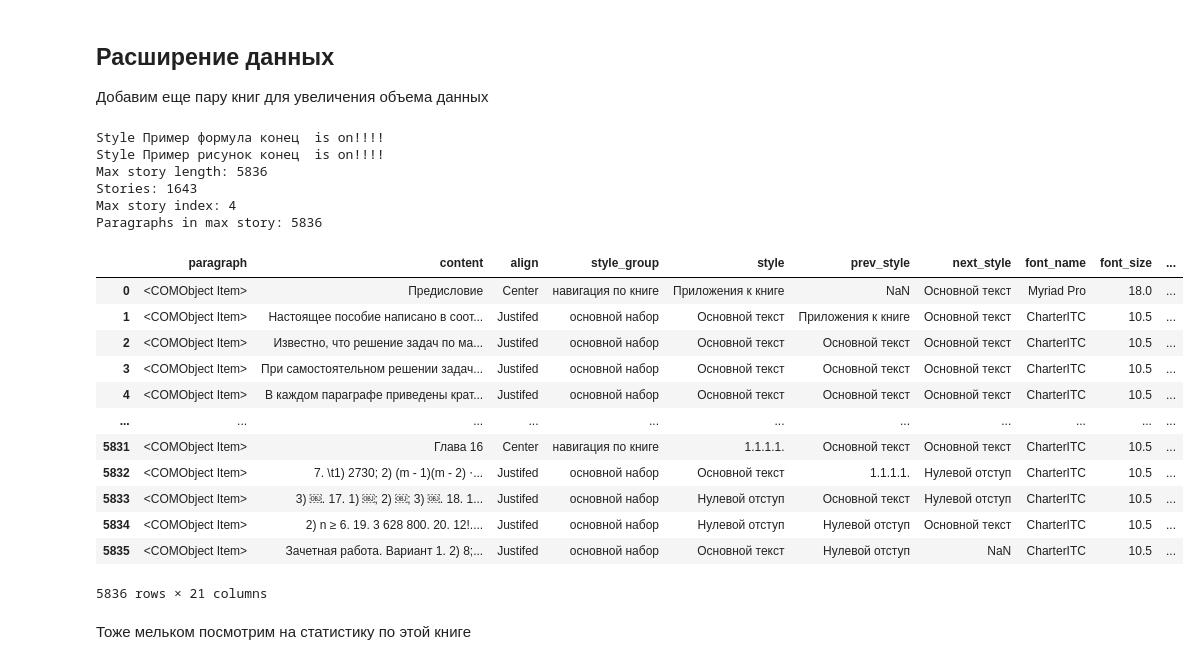
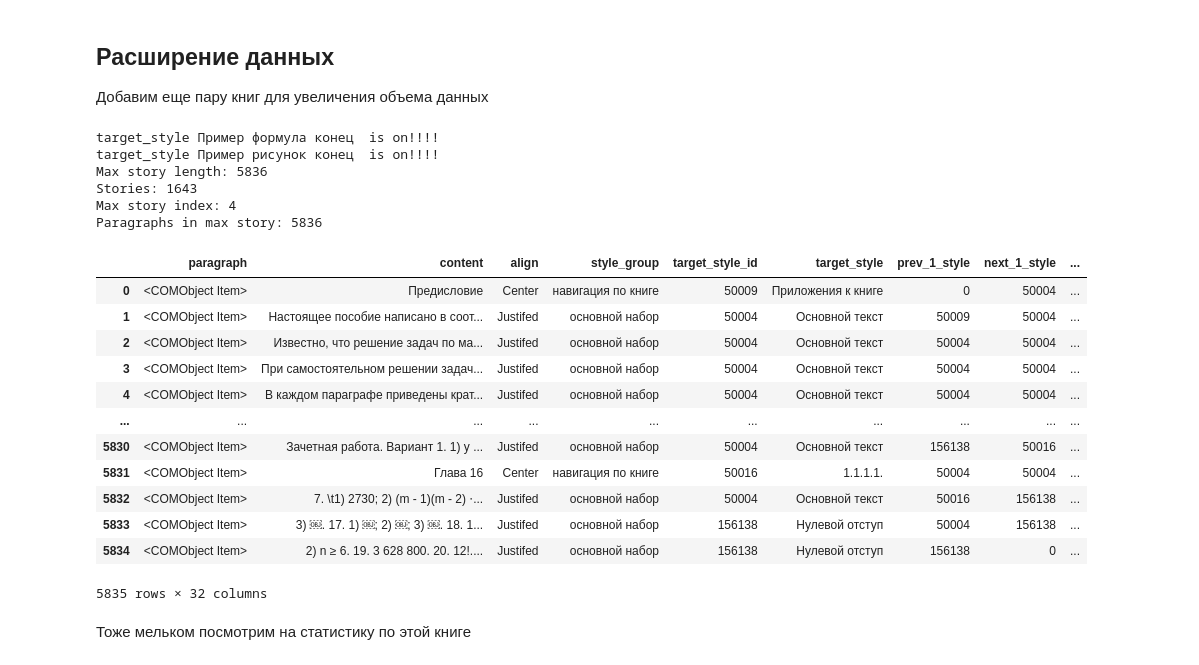
Before and after one commit to ivanovVladimir1/Styles_ML, a Jupyter notebook: sp.ipynb, the cells around one changed output. Drawn from its saved outputs; the diff is of its cells as text; code cells hidden in the pictures.

```diff
--- a/sp.ipynb
+++ b/sp.ipynb
@@ -102,7 +167,7 @@ def get_main_story():
 
     return main_story
 # %%
-def add_styles():
+def add_styles(my_doc):
     # Добавляет лишние стили. Сделать проверку на наличие
     try:
         eqn_end = my_doc.paragraphStyleGroups.item('основной набор').paragraphStyleGroups.item('Пример с плашкой').paragraphStyles.Add()
@@ -119,7 +184,7 @@ def add_styles():
     except:
         eqn_end = my_doc.paragraphStyleGroups.item('основной набор').paragraphStyleGroups.item('Пример с плашкой').paragraphStyles.item('Пример формула конец')
 
-        print('Style', eqn_end.Name, ' is on!!!!')
+        print('target_style', eqn_end.Name, ' is on!!!!')
 
     try:
         pic_end = my_doc.paragraphStyleGroups.item('основной набор').paragraphStyleGroups.item('Пример с плашкой').paragraphStyles.Add()
@@ -132,7 +197,7 @@ def add_styles():
 
     except:
         pic_end = my_doc.paragraphStyleGroups.item('основной набор').paragraphStyleGroups.item('Пример с плашкой').paragraphStyles.item('Пример рисунок конец')
-        print('Style', pic_end.Name, ' is on!!!!')
+        print('target_style', pic_end.Name, ' is on!!!!')
 
     try:
         eqn_end_sans = my_doc.paragraphStyleGroups.item('основной набор').paragraphStyleGroups.item('Пример с плашкой рубленый').paragraphStyles.Add()
@@ -148,7 +213,7 @@ def add_styles():
 
     except:
         eqn_end_sans = my_doc.paragraphStyleGroups.item('основной набор').paragraphStyleGroups.item('Пример с плашкой рубленый').paragraphStyles.item('Пример Р формула конец')
-        print('Style', eqn_end_sans.Name, ' is on!!!!')
+        print('target_style', eqn_end_sans.Name, ' is on!!!!')
 
     try:
         pic_end_sans = my_doc.paragraphStyleGroups.item('основной набор').paragraphStyleGroups.item('Пример с плашкой рубленый').paragraphStyles.Add()
@@ -161,7 +226,7 @@ def add_styles():
 
     except:
         pic_end_sans = my_doc.paragraphStyleGroups.item('основной набор').paragraphStyleGroups.item('Пример с плашкой рубленый').paragraphStyles.item('Пример Р рисунок конец')
-        print('Style', pic_end_sans.Name, ' is on!!!!')
+        print('target_style', pic_end_sans.Name, ' is on!!!!')
 # %%
 def get_paragraphs(main_story):
     '''
@@ -170,7 +235,7 @@ def get_paragraphs(main_story):
     '''
     pre_data = []
 
-    for i in range(1, main_story.Paragraphs.Count+1):
+    for i in range(1, main_story.Paragraphs.Count):
         pre_data.append(main_story.paragraphs.Item(i))
     return pre_data
 # %%
@@ -225,2 +306,23 @@ def features_engineering(pre_data):
 
     return data
+# %%
+def editor_emulate(data):
+    data.loc[data['target_style'].isin(['Пример Р формула конец', 'Пример Р рисунок конец']), 'editor_style'] = 184113 #
+    data.loc[data['target_style'].isin(['Пример формула конец', 'Пример рисунок конец']), 'editor_style'] = 177705 #
+    data.loc[
+        data['target_style'].isin(['Пример с плашкой_ Заголовок', 'Пример с плашкой_Конец']) & \
+        (data['style_group'] == 'Пример с плашкой рубленый'),
+        'editor_style'
+        ] = 184113 #
+    data.loc[
+        data['target_style'].isin(['Пример с плашкой_ Заголовок', 'Пример с плашкой_Конец']) & \
+        (data['style_group'] == 'Пример с плашкой'),
+        'editor_style'
+        ] = 177705 #
+    data.loc[data['target_style'].isin(['Петит Начало', 'Петит Окончание']), 'editor_style'] = 50028 # Петит внутри
+    data.loc[data['target_style'].isin(['Преамбула к главе начало', 'Преамбула к главе внутри', 'Преамбула к главе конец']), 'editor_style'] = 144256 #Преамбула полная
+    data.loc[data['style_group'] == 'Формулы', 'editor_style'] = 184117 # 'Формула 5 мм'
+    data.loc[data['style_group'].isin(['Пример с плашкой', 'Преамбулы к главе', 'Пример с плашкой рубленый']), 'space_before'] = 0
+    data.loc[data['style_group'].isin(['Пример с плашкой', 'Преамбулы к главе', 'Пример с плашкой рубленый']), 'space_after'] = 0
+
+    return data
@@ -424,37 +551,40 @@ plt.xticks(rotation=90);
 # %%
 # Переопределим документ data2 = 43507
 my_doc = app.ActiveDocument
 
 # Добавим стили, если их нет
-add_styles()
+add_styles(my_doc)
 
 # Определим main_story
-main_story2 = get_main_story()
+main_story2 = get_main_story(my_doc)
 
 # Разобьем на абзацы и создадим еще один датафрейм
 pre_data2 = get_paragraphs(main_story2)
 data2 = features_engineering(pre_data2)
 
+data2 = editor_emulate(data2)
+
+
 data2
 # %% [output]
-Style Пример формула конец  is on!!!!
-Style Пример рисунок конец  is on!!!!
+target_style Пример формула конец  is on!!!!
+target_style Пример рисунок конец  is on!!!!
 Max story length: 5836
 Stories: 1643
 Max story index: 4
 Paragraphs in max story: 5836
-|  | paragraph | content | align | style_group | style | prev_style | next_style | font_name | font_size | ... |
-| 0 | <COMObject Item> | Предисловие | Center | навигация по книге | Приложения к книге | NaN | Основной текст | Myriad Pro | 18.0 | ... |
-| 1 | <COMObject Item> | Настоящее пособие написано в соот... | Justifed | основной набор | Основной текст | Приложения к книге | Основной текст | CharterITC | 10.5 | ... |
-| 2 | <COMObject Item> | Известно, что решение задач по ма... | Justifed | основной набор | Основной текст | Основной текст | Основной текст | CharterITC | 10.5 | ... |
-| 3 | <COMObject Item> | При самостоятельном решении задач... | Justifed | основной набор | Основной текст | Основной текст | Основной текст | CharterITC | 10.5 | ... |
-| 4 | <COMObject Item> | В каждом параграфе приведены крат... | Justifed | основной набор | Основной текст | Основной текст | Основной текст | CharterITC | 10.5 | ... |
-| ... | ... | ... | ... | ... | ... | ... | ... | ... | ... | ... |
-| 5831 | <COMObject Item> | Глава 16 | Center | навигация по книге | 1.1.1.1. | Основной текст | Основной текст | CharterITC | 10.5 | ... |
-| 5832 | <COMObject Item> | 7. \t1) 2730; 2) (m - 1)(m - 2) ⋅... | Justifed | основной набор | Основной текст | 1.1.1.1. | Нулевой отступ | CharterITC | 10.5 | ... |
-| 5833 | <COMObject Item> | 3) ￼. 17. 1) ￼; 2) ￼; 3) ￼. 18. 1... | Justifed | основной набор | Нулевой отступ | Основной текст | Нулевой отступ | CharterITC | 10.5 | ... |
-| 5834 | <COMObject Item> | 2) n ≥ 6. 19. 3 628 800. 20. 12!.... | Justifed | основной набор | Нулевой отступ | Нулевой отступ | Основной текст | CharterITC | 10.5 | ... |
-| 5835 | <COMObject Item> | Зачетная работа. Вариант 1. 2) 8;... | Justifed | основной набор | Основной текст | Нулевой отступ | NaN | CharterITC | 10.5 | ... |
+|  | paragraph | content | align | style_group | target_style_id | target_style | prev_1_style | next_1_style | ... |
+| 0 | <COMObject Item> | Предисловие | Center | навигация по книге | 50009 | Приложения к книге | 0 | 50004 | ... |
+| 1 | <COMObject Item> | Настоящее пособие написано в соот... | Justifed | основной набор | 50004 | Основной текст | 50009 | 50004 | ... |
+| 2 | <COMObject Item> | Известно, что решение задач по ма... | Justifed | основной набор | 50004 | Основной текст | 50004 | 50004 | ... |
+| 3 | <COMObject Item> | При самостоятельном решении задач... | Justifed | основной набор | 50004 | Основной текст | 50004 | 50004 | ... |
+| 4 | <COMObject Item> | В каждом параграфе приведены крат... | Justifed | основной набор | 50004 | Основной текст | 50004 | 50004 | ... |
+| ... | ... | ... | ... | ... | ... | ... | ... | ... | ... |
+| 5830 | <COMObject Item> | Зачетная работа. Вариант 1. 1) y ... | Justifed | основной набор | 50004 | Основной текст | 156138 | 50016 | ... |
+| 5831 | <COMObject Item> | Глава 16 | Center | навигация по книге | 50016 | 1.1.1.1. | 50004 | 50004 | ... |
+| 5832 | <COMObject Item> | 7. \t1) 2730; 2) (m - 1)(m - 2) ⋅... | Justifed | основной набор | 50004 | Основной текст | 50016 | 156138 | ... |
+| 5833 | <COMObject Item> | 3) ￼. 17. 1) ￼; 2) ￼; 3) ￼. 18. 1... | Justifed | основной набор | 156138 | Нулевой отступ | 50004 | 156138 | ... |
+| 5834 | <COMObject Item> | 2) n ≥ 6. 19. 3 628 800. 20. 12!.... | Justifed | основной набор | 156138 | Нулевой отступ | 156138 | 0 | ... |
-5836 rows × 21 columns
+5835 rows × 32 columns
 # %% [markdown]
 Тоже мельком посмотрим на статистику по этой книге
```
Also changed, not shown: parts of 145 cells of this notebook, 2 other files.
